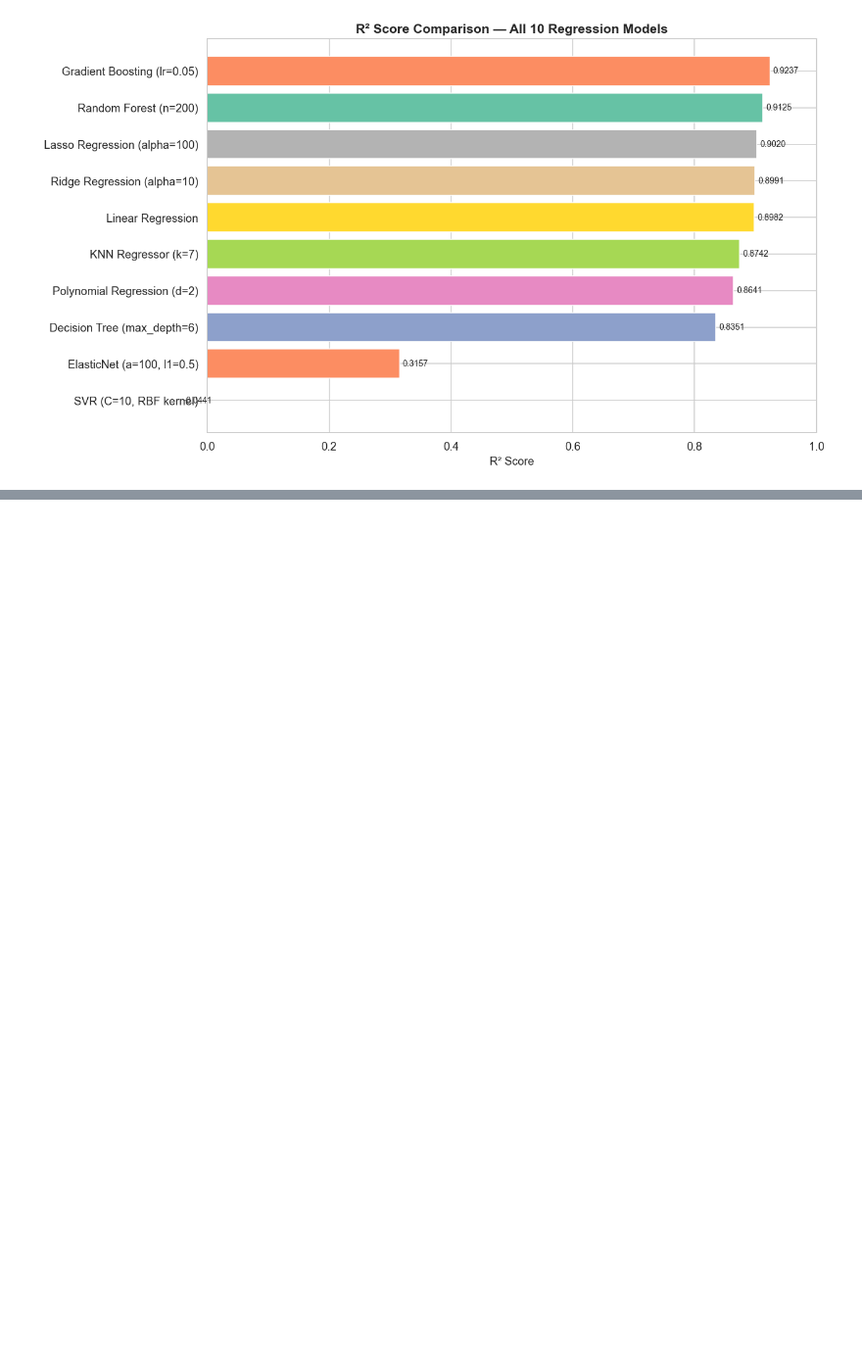
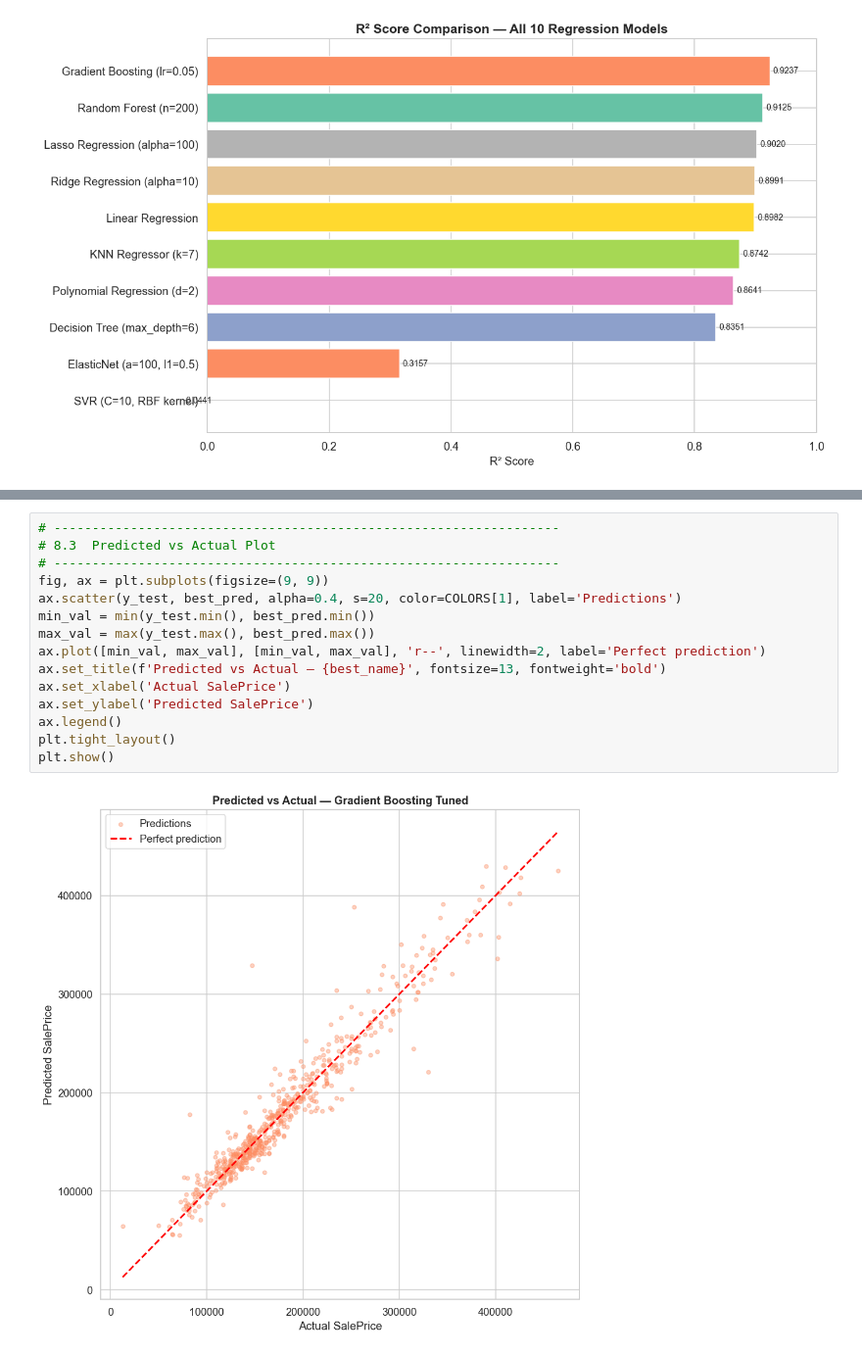
Before and after one commit to gauresh1036/ML_Capstone, a Jupyter notebook: notebooks/regression.ipynb, the cells around one changed output, grey strips where cells are left out. Shown at 98% size. Drawn from its saved outputs; the diff is of its cells as text; blank space fills up the shorter version.

```diff
--- a/notebooks/regression.ipynb
+++ b/notebooks/regression.ipynb
@@ -927,0 +1119,17 @@ plt.show()
+# %%
+# ------------------------------------------------------------------
+# 8.3  Predicted vs Actual Plot
+# ------------------------------------------------------------------
+fig, ax = plt.subplots(figsize=(9, 9))
+ax.scatter(y_test, best_pred, alpha=0.4, s=20, color=COLORS[1], label='Predictions')
+min_val = min(y_test.min(), best_pred.min())
+max_val = max(y_test.max(), best_pred.max())
+ax.plot([min_val, max_val], [min_val, max_val], 'r--', linewidth=2, label='Perfect prediction')
+ax.set_title(f'Predicted vs Actual — {best_name}', fontsize=13, fontweight='bold')
+ax.set_xlabel('Actual SalePrice')
+ax.set_ylabel('Predicted SalePrice')
+ax.legend()
+plt.tight_layout()
+plt.show()
+# %% [output]
+[figure, added]
```
Also changed, not shown: parts of 15 cells of this notebook, 2 other files.
